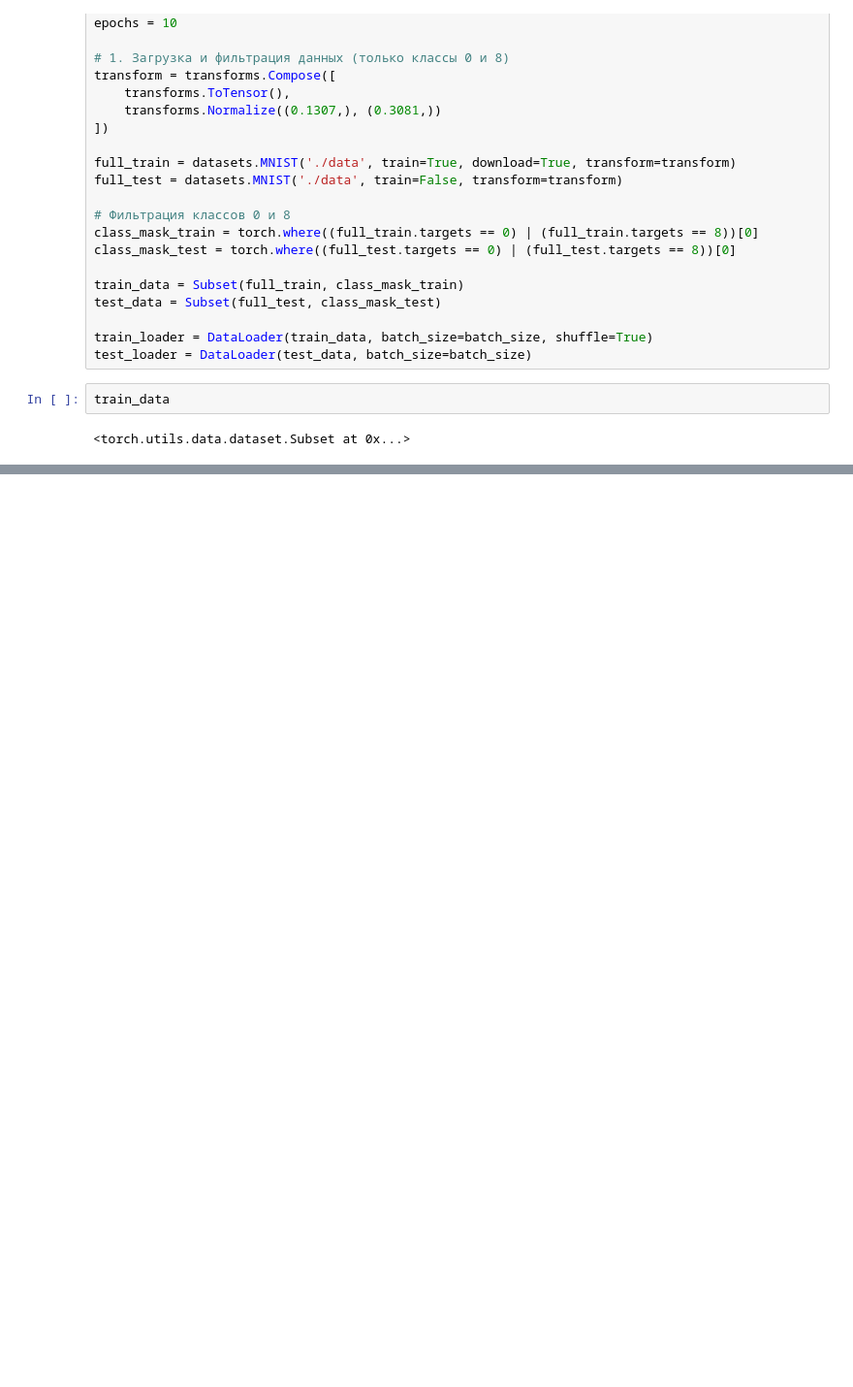
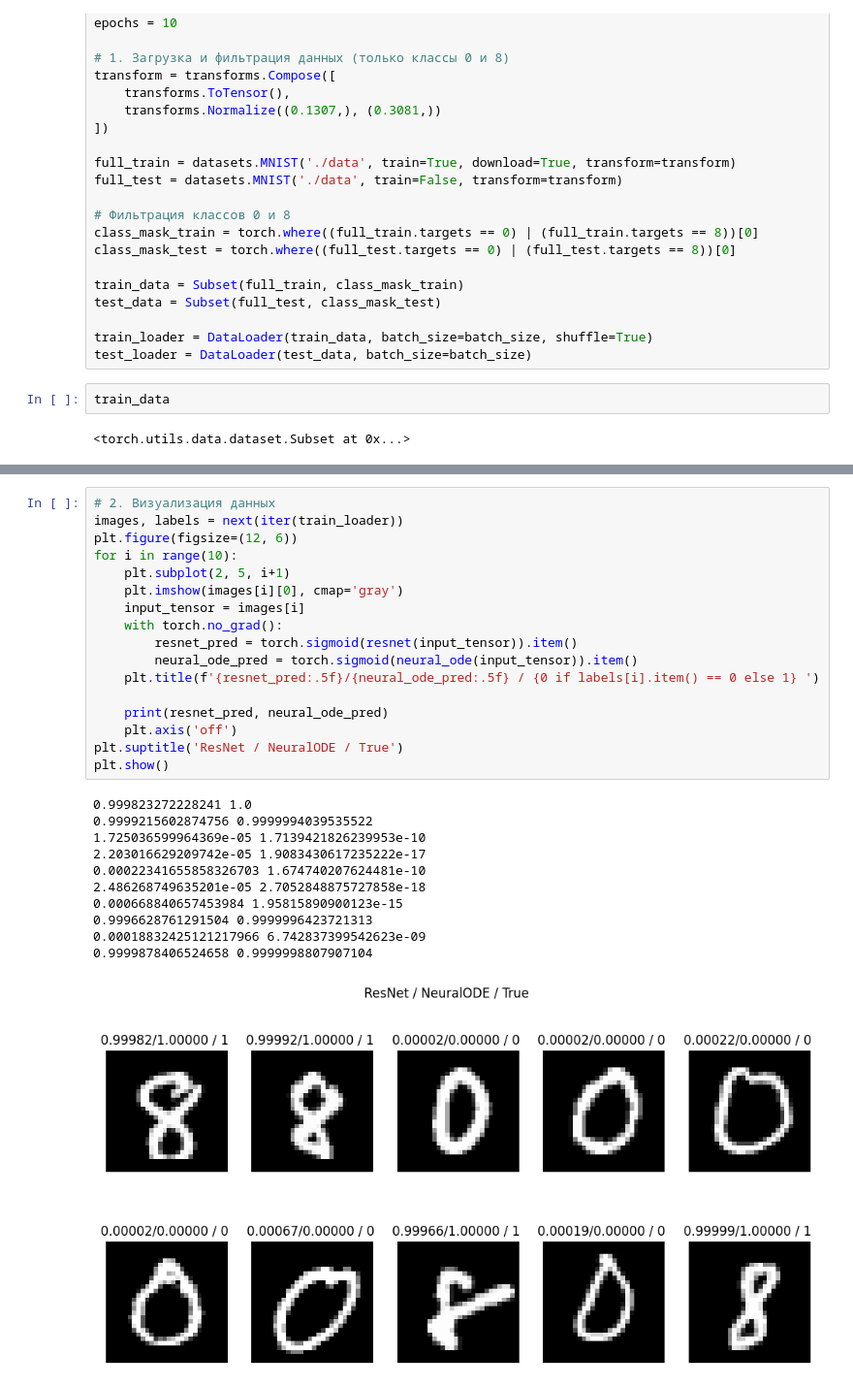
Before and after one commit to Dann38/neural_networks_course, a Jupyter notebook: lesson/lessonXX-neuralode/01_neural_ode.ipynb, the cells around one changed output, grey strips where cells are left out. Shown at 97% size. Cells and saved outputs as stored; diff of their text form; blank space fills up the shorter version.

```diff
--- a/lesson/lessonXX-neuralode/01_neural_ode.ipynb
+++ b/lesson/lessonXX-neuralode/01_neural_ode.ipynb
@@ -511,0 +515,29 @@ plt.show()
+# %%
+# 2. Визуализация данных
+images, labels = next(iter(train_loader))
+plt.figure(figsize=(12, 6))
+for i in range(10):
+    plt.subplot(2, 5, i+1)
+    plt.imshow(images[i][0], cmap='gray')
+    input_tensor = images[i]
+    with torch.no_grad():
+        resnet_pred = torch.sigmoid(resnet(input_tensor)).item()
+        neural_ode_pred = torch.sigmoid(neural_ode(input_tensor)).item()
+    plt.title(f'{resnet_pred:.5f}/{neural_ode_pred:.5f} / {0 if labels[i].item() == 0 else 1} ')
+
+    print(resnet_pred, neural_ode_pred)
+    plt.axis('off')
+plt.suptitle('ResNet / NeuralODE / True')
+plt.show()
+# %% [output]
+0.999823272228241 1.0
+0.9999215602874756 0.9999994039535522
+1.725036599964369e-05 1.7139421826239953e-10
+2.203016629209742e-05 1.9083430617235222e-17
+0.00022341655858326703 1.674740207624481e-10
+2.486268749635201e-05 2.7052848875727858e-18
+0.000668840657453984 1.95815890900123e-15
+0.9996628761291504 0.9999996423721313
+0.00018832425121217966 6.742837399542623e-09
+0.9999878406524658 0.9999998807907104
+[figure, added]
```
Also changed, not shown: parts of 15 cells of this notebook, 22 other files.
